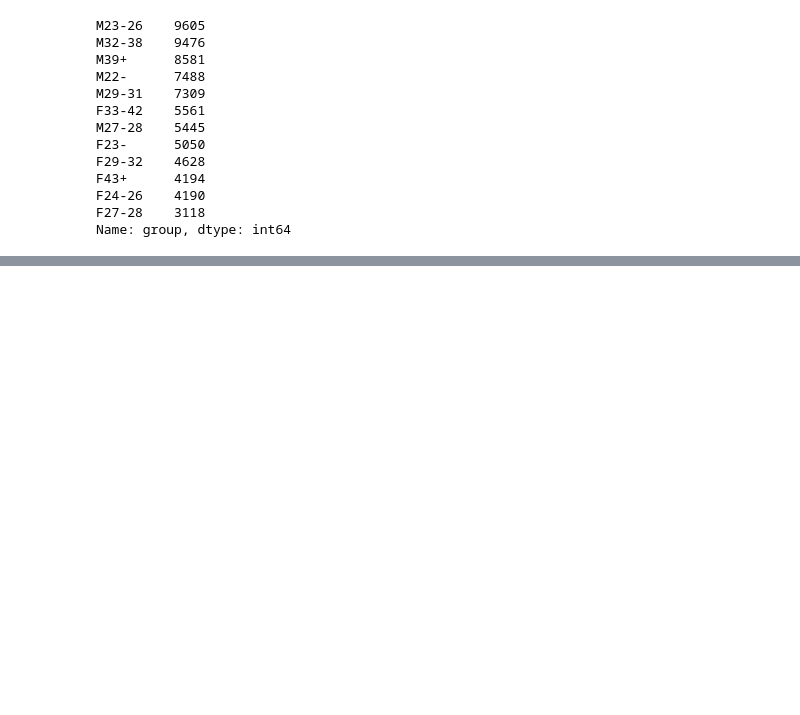
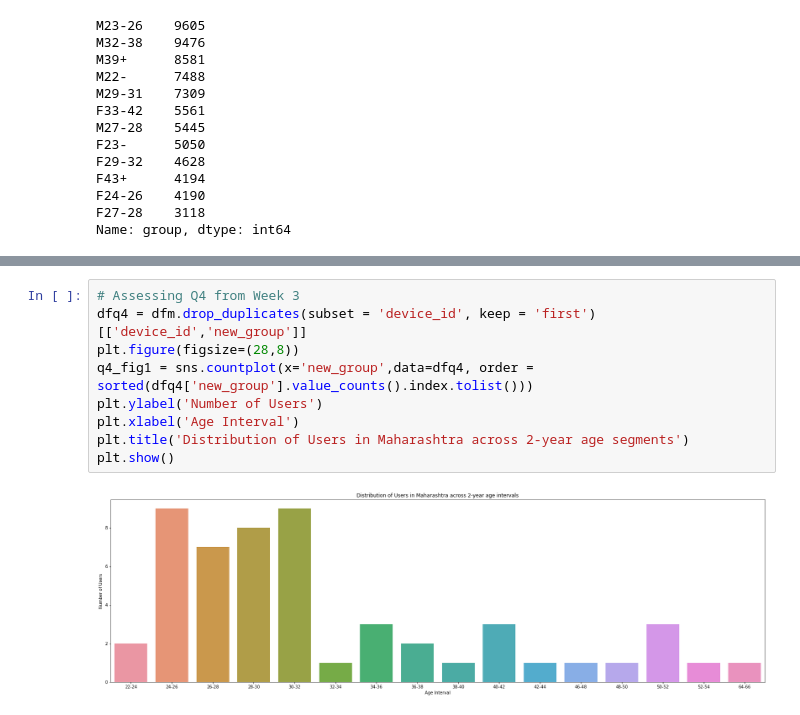
Before and after one commit to Drakus98/Capstone_1, a Jupyter notebook: Capstone_Project.ipynb, the cells around one changed output, grey strips where cells are left out. Drawn from its saved outputs; the diff is of its cells as text; blank space fills up the shorter version.

```diff
--- a/Capstone_Project.ipynb
+++ b/Capstone_Project.ipynb
@@ -434,0 +416,11 @@ dfm[0:15]
+# %%
+# Assessing Q4 from Week 3
+dfq4 = dfm.drop_duplicates(subset = 'device_id', keep = 'first')[['device_id','new_group']]
+plt.figure(figsize=(28,8))
+q4_fig1 = sns.countplot(x='new_group',data=dfq4, order = sorted(dfq4['new_group'].value_counts().index.tolist()))
+plt.ylabel('Number of Users')
+plt.xlabel('Age Interval')
+plt.title('Distribution of Users in Maharashtra across 2-year age segments')
+plt.show()
+# %% [output]
+[figure, added]
```
Also changed, not shown: parts of 12 cells of this notebook, 1 other file.
